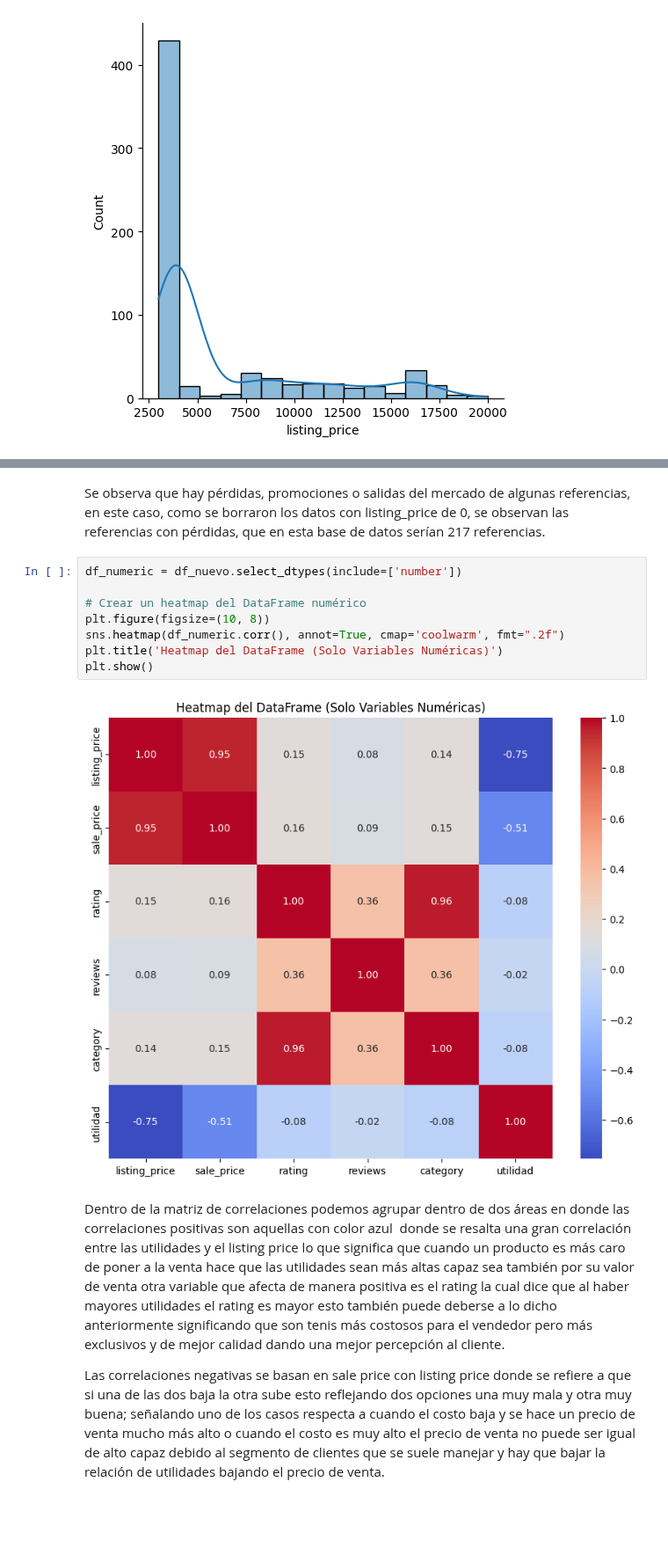
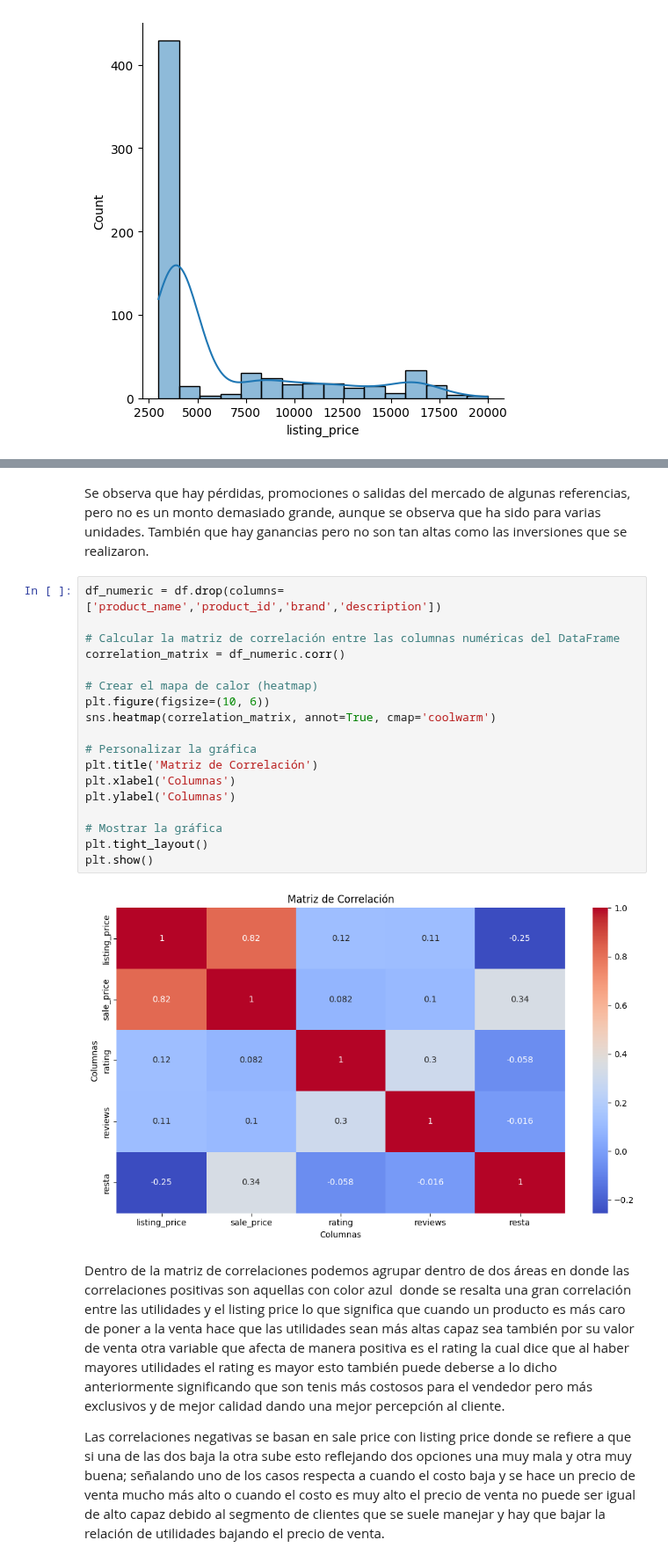
Before and after one commit to pau1ag/caso1, a Jupyter notebook: solucion_caso.ipynb, the cells around one changed output, grey strips where cells are left out. Shown at 88% size. Drawn from its saved outputs; the diff is of its cells as text; blank space fills up the shorter version.

```diff
--- a/solucion_caso.ipynb
+++ b/solucion_caso.ipynb
@@ -342,15 +325,25 @@ sns.displot(data=df_nuevo, x="utilidad", kde=True)
-# %% [markdown]
-Se observa que hay pérdidas, promociones o salidas del mercado de algunas referencias, en este caso, como se borraron los datos con listing_price de 0, se observan las referencias con pérdidas, que en esta base de datos serían 217 referencias.
-# %%
-df_numeric = df_nuevo.select_dtypes(include=['number'])
-
-# Crear un heatmap del DataFrame numérico
-plt.figure(figsize=(10, 8))
-sns.heatmap(df_numeric.corr(), annot=True, cmap='coolwarm', fmt=".2f")
-plt.title('Heatmap del DataFrame (Solo Variables Numéricas)')
-plt.show()
-# %% [output]
-[figure, removed]
+# %% [markdown]
+Se observa que hay pérdidas, promociones o salidas del mercado de algunas referencias, pero no es un monto demasiado grande, aunque se observa que ha sido para varias unidades. También que hay ganancias pero no son tan altas como las inversiones que se realizaron.
+# %%
+df_numeric = df.drop(columns=['product_name','product_id','brand','description'])
+
+# Calcular la matriz de correlación entre las columnas numéricas del DataFrame
+correlation_matrix = df_numeric.corr()
+
+# Crear el mapa de calor (heatmap)
+plt.figure(figsize=(10, 6))
+sns.heatmap(correlation_matrix, annot=True, cmap='coolwarm')
+
+# Personalizar la gráfica
+plt.title('Matriz de Correlación')
+plt.xlabel('Columnas')
+plt.ylabel('Columnas')
+
+# Mostrar la gráfica
+plt.tight_layout()
+plt.show()
+# %% [output]
+[figure, added]
 # %% [markdown]
 Dentro de la matriz de correlaciones podemos agrupar dentro de dos áreas en donde las correlaciones positivas son aquellas con color azul  donde se resalta una gran correlación entre las utilidades y el listing price lo que significa que cuando un producto es más caro de poner a la venta hace que las utilidades sean más altas capaz  sea  también por su valor de venta otra variable que afecta de manera positiva es el rating la cual dice que al haber mayores utilidades el rating es mayor esto también puede deberse a lo dicho anteriormente significando que son tenis más costosos para el vendedor pero más exclusivos y de mejor calidad dando una mejor percepción al cliente.
 
```
Also changed, not shown: parts of 19 cells of this notebook.
